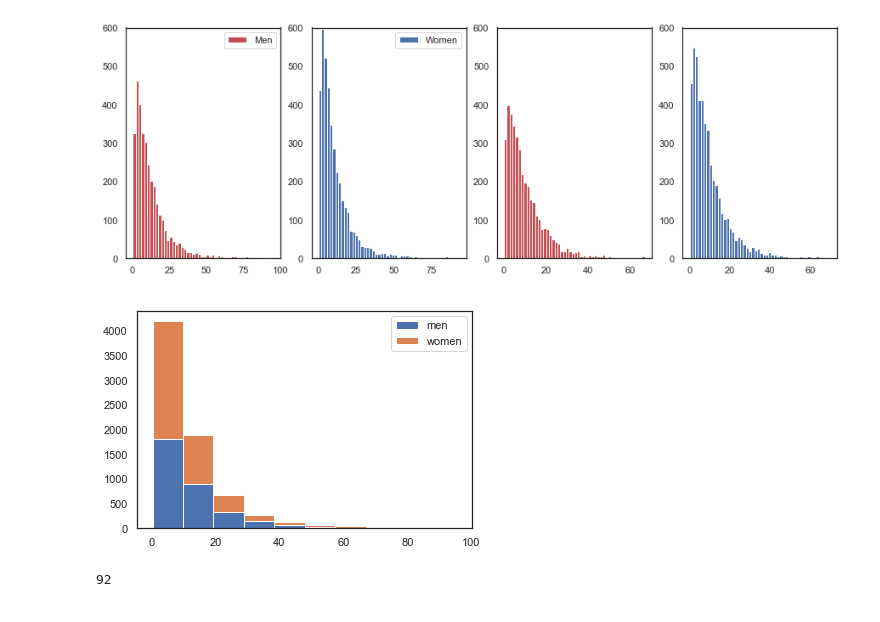
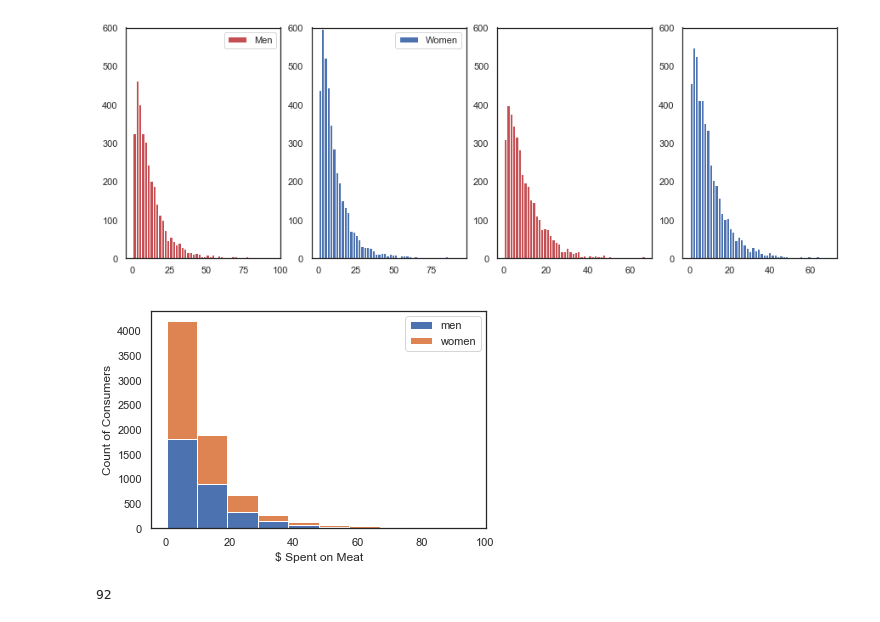
Before and after one commit to Jwdaniel34/Into_the_soyverse, a Jupyter notebook: Expenditure .ipynb, the cells around one changed output. Cells and saved outputs as stored; diff of their text form; code cells hidden in the pictures.

```diff
--- a/Expenditure .ipynb
+++ b/Expenditure .ipynb
@@ -253,13 +253,15 @@ plt.show()
 # %%
 fig, axes = plt.subplots()
 
 labels = ['men', 'women']
 x = [men_meat, women_meat]
 axes.hist(x, bins = 10, histtype='bar', stacked=True, label = labels)
 plt.legend(labels)
+plt.xlabel('$ Spent on Meat')
+plt.ylabel('Count of Consumers')
 plt.show()
 # %% [output]
-[figure, old version]
+[figure, new version]
 # %%
 results[(results.meat_per_person > 2.19) & (results.meat_per_person < 2.40)]['meat_per_person'].count()
 # %% [output]
```
Also changed, not shown: parts of 22 cells of this notebook.
